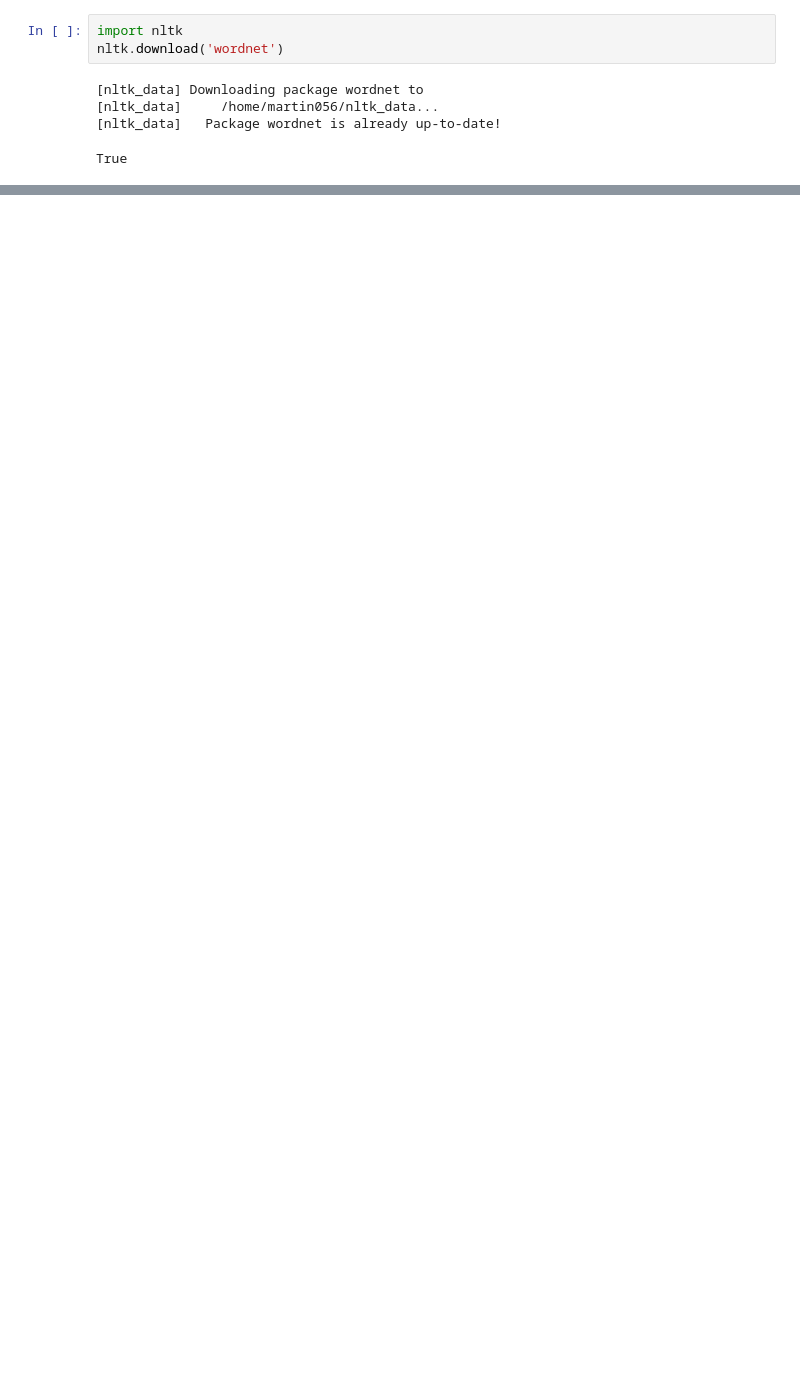
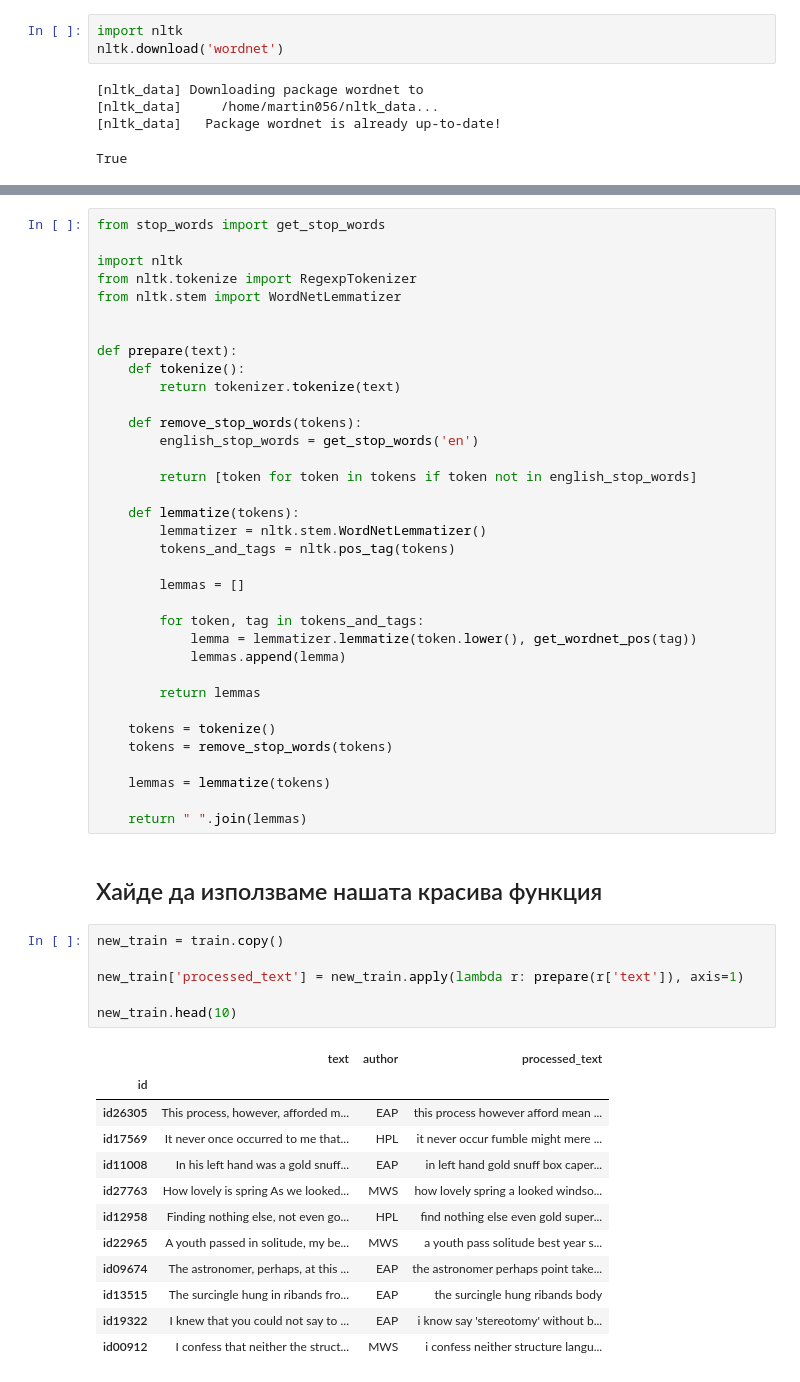
Before and after one commit to martin056/FMI-ML, a Jupyter notebook: spooky_authors/spooky_authors.ipynb, the cells around one changed output, grey strips where cells are left out. Drawn from its saved outputs; the diff is of its cells as text; blank space fills up the shorter version.

```diff
--- a/spooky_authors/spooky_authors.ipynb
+++ b/spooky_authors/spooky_authors.ipynb
@@ -348,0 +213,56 @@ def random_search():
+# %%
+from stop_words import get_stop_words
+
+import nltk
+from nltk.tokenize import RegexpTokenizer
+from nltk.stem import WordNetLemmatizer
+
+
+def prepare(text):
+    def tokenize():
+        return tokenizer.tokenize(text)
+
+    def remove_stop_words(tokens):
+        english_stop_words = get_stop_words('en')
+
+        return [token for token in tokens if token not in english_stop_words]
+
+    def lemmatize(tokens):
+        lemmatizer = nltk.stem.WordNetLemmatizer()
+        tokens_and_tags = nltk.pos_tag(tokens)
+
+        lemmas = []
+
+        for token, tag in tokens_and_tags:
+            lemma = lemmatizer.lemmatize(token.lower(), get_wordnet_pos(tag))
+            lemmas.append(lemma)
+
+        return lemmas
+
+    tokens = tokenize()
+    tokens = remove_stop_words(tokens)
+
+    lemmas = lemmatize(tokens)
+
+    return " ".join(lemmas)
+# %% [markdown]
+## Хайде да използваме нашата красива функция
+# %%
+new_train = train.copy()
+
+new_train['processed_text'] = new_train.apply(lambda r: prepare(r['text']), axis=1)
+
+new_train.head(10)
+# %% [output]
+|  | text | author | processed_text |
+| id |  |  |  |
+| id26305 | This process, however, afforded m... | EAP | this process however afford mean ... |
+| id17569 | It never once occurred to me that... | HPL | it never occur fumble might mere ... |
+| id11008 | In his left hand was a gold snuff... | EAP | in left hand gold snuff box caper... |
+| id27763 | How lovely is spring As we looked... | MWS | how lovely spring a looked windso... |
+| id12958 | Finding nothing else, not even go... | HPL | find nothing else even gold super... |
+| id22965 | A youth passed in solitude, my be... | MWS | a youth pass solitude best year s... |
+| id09674 | The astronomer, perhaps, at this ... | EAP | the astronomer perhaps point take... |
+| id13515 | The surcingle hung in ribands fro... | EAP | the surcingle hung ribands body |
+| id19322 | I knew that you could not say to ... | EAP | i know say 'stereotomy' without b... |
+| id00912 | I confess that neither the struct... | MWS | i confess neither structure langu... |
```
Also changed, not shown: parts of 53 cells of this notebook.
